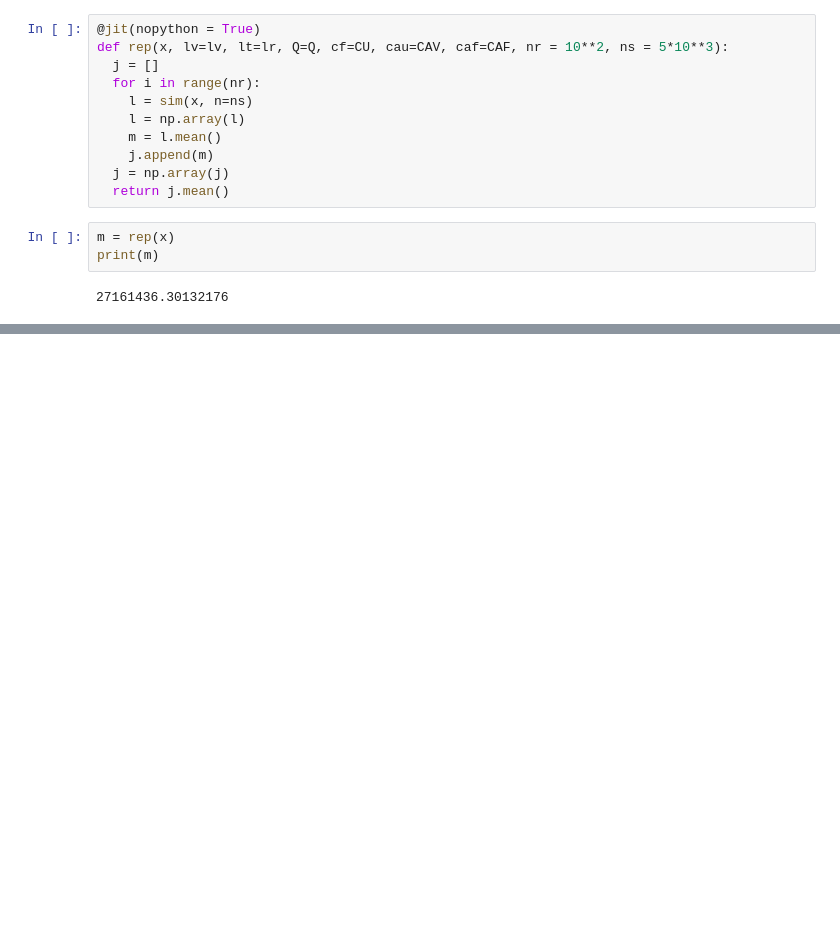
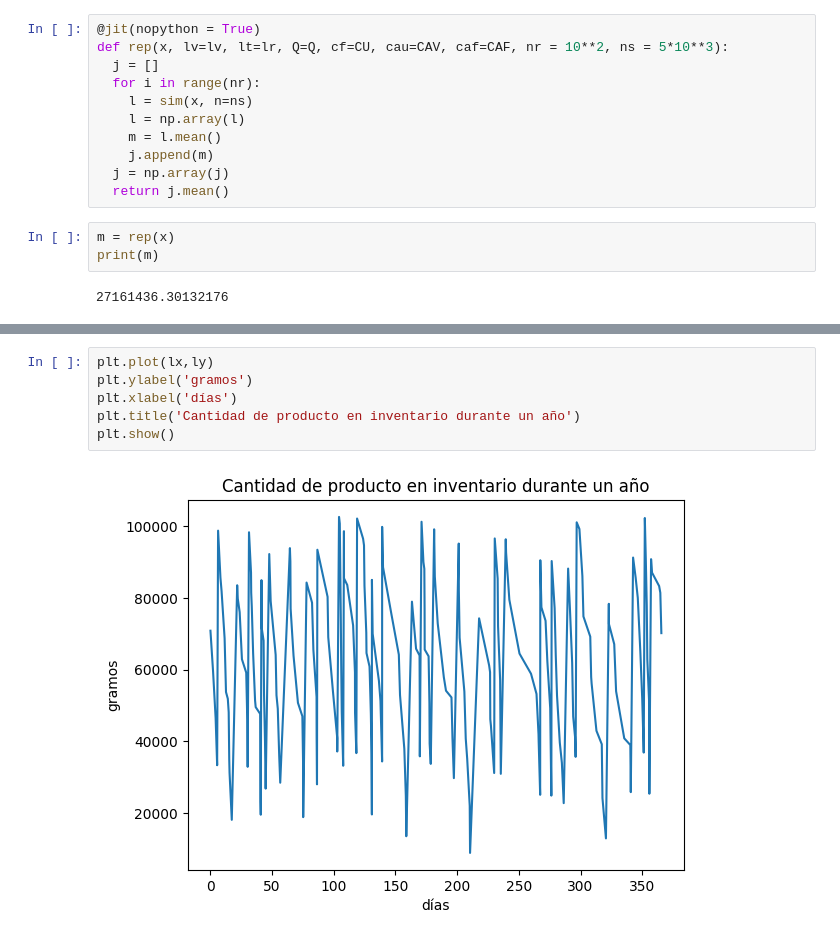
Before and after one commit to Vixuz144/Admin-Prod, a Jupyter notebook: Sistema_de_inventarios_reducido.ipynb, the cells around one changed output, grey strips where cells are left out. Saved outputs shown, nothing was run; the diff lists cells and outputs as text; blank space fills up the shorter version.

```diff
--- a/Sistema_de_inventarios_reducido.ipynb
+++ b/Sistema_de_inventarios_reducido.ipynb
@@ -286,0 +290,8 @@ plt.show()
+# %%
+plt.plot(lx,ly)
+plt.ylabel('gramos')
+plt.xlabel('días')
+plt.title('Cantidad de producto en inventario durante un año')
+plt.show()
+# %% [output]
+[figure, added]
```
Also changed, not shown: parts of 5 cells of this notebook.
